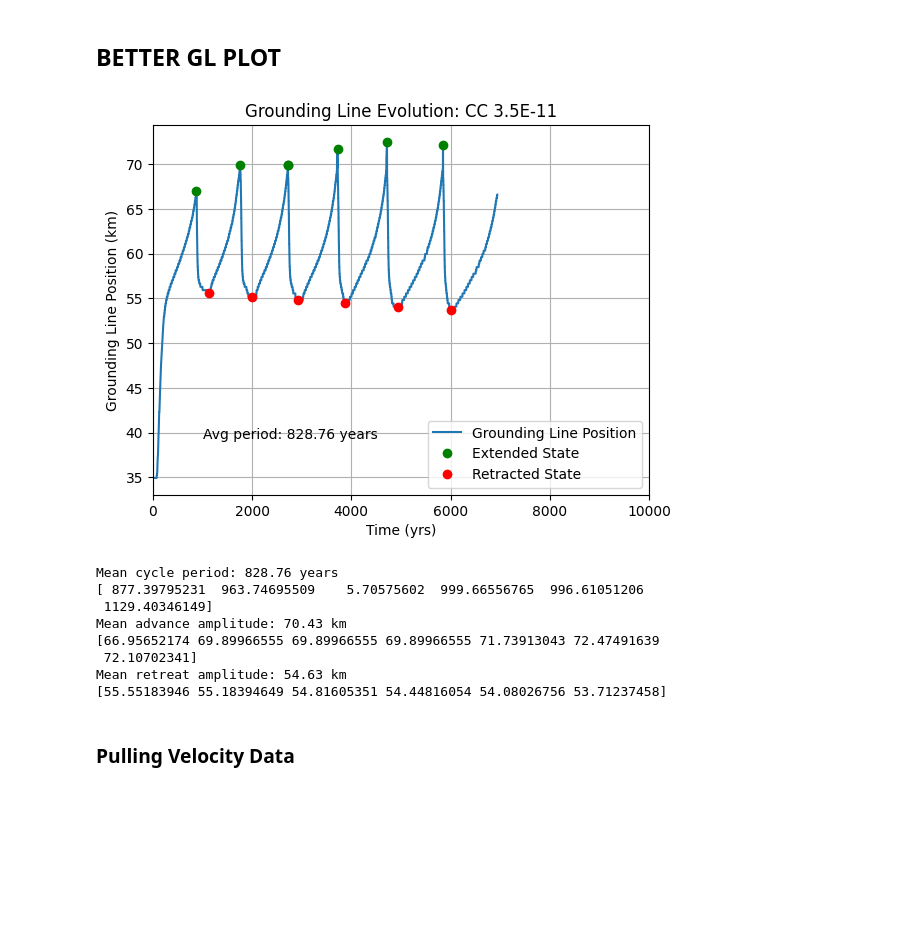
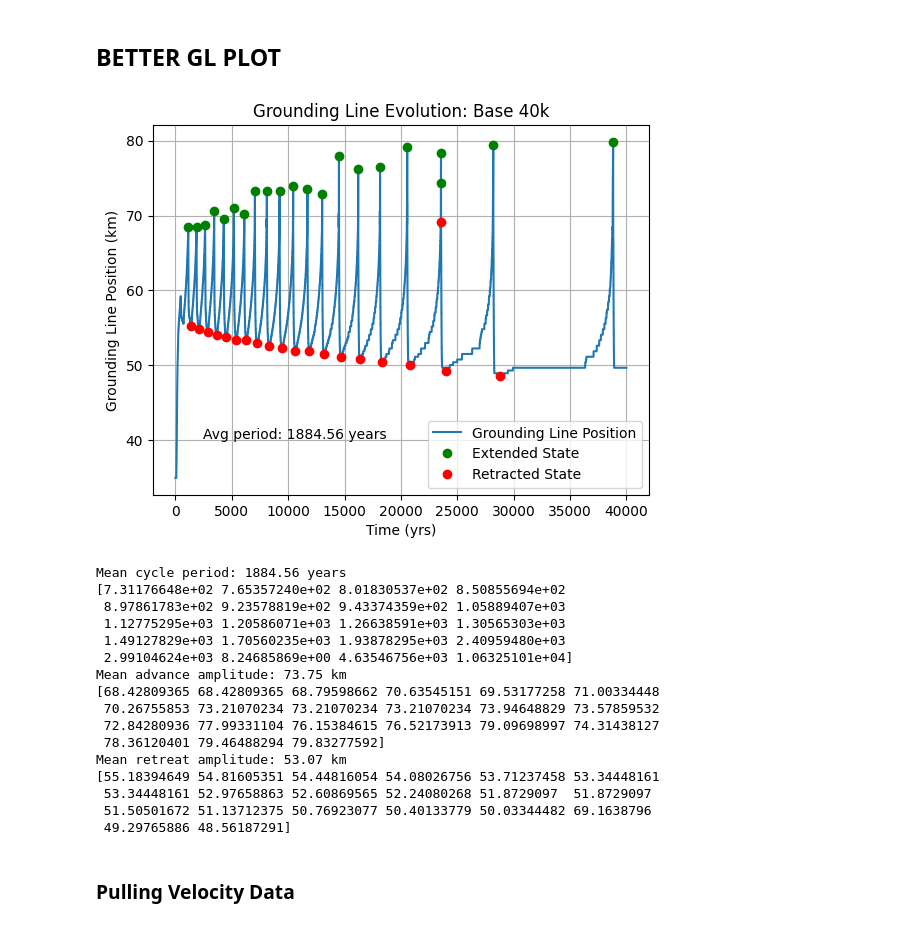
Before and after one commit to ktlix2ski/brinkmodeltest, a Jupyter notebook: Analysis/EasyQuickWorkbook.ipynb, the cells around one changed output. Saved outputs shown, nothing was run; the diff lists cells and outputs as text; code cells hidden in the pictures; blank space fills up the shorter version.

```diff
--- a/Analysis/EasyQuickWorkbook.ipynb
+++ b/Analysis/EasyQuickWorkbook.ipynb
@@ -23,9 +23,9 @@ def get_GL_index(gl_array):
 # %% [markdown]
 # INPUT: TEST VARIABLE + TEST VALUE + FILEPATH
 # %%
-variable = "CC"
-value = "3.5E-11"
-path = "/home/kayatroyer/Repositories/brinkmodeltest/Output/Variable_Dictionaries/DATA_Dictionary_2025_04_30__15_34_44.pkl.gz"
+variable = "Base"
+value = "40k"
+path = "/media/kayatroyer/KayaDrive/Thesis/OfficialExperimentRuns/20kTests/40K_Base_test/DATA_Dictionary_2025_04_23__15_33_25.pkl.gz"
 with gzip.open(path, 'rb') as f:
     DATA_dict = pickle.load(f)
 
@@ -119,43 +119,51 @@ for row in data_matrix:
 gl_positions = np.array(gl_positions)
 GL_km = mesh_index_to_km(gl_positions)
 
 peaks, _ = find_peaks(GL_km, prominence=5)
 troughs, _ = find_peaks(-GL_km, prominence=5)
 periods = np.diff(np.array(time)[peaks])
 adv_dists = GL_km[peaks]
 ret_dists = GL_km[troughs]
 
 
 plt.plot(time, GL_km, label='Grounding Line Position')
 plt.plot(np.array(time)[peaks], GL_km[peaks], 'go', label='Extended State')
 plt.plot(np.array(time)[troughs], GL_km[troughs], 'ro', label='Retracted State')
 plt.text(0.1, 0.15, f'Avg period: {np.mean(periods):.2f} years', transform=plt.gca().transAxes)
 plt.legend()
-plt.xlim(0,10000)
+# plt.xlim(0,10000)
 plt.xlabel(xaxis_GL_better)
 plt.ylabel(yaxis_GL_better)
 plt.title(title_GL_better )
 plt.grid()
 plt.show()
 
 print(f"Mean cycle period: {np.mean(periods):.2f} years")
 print(periods)
 
 print(f"Mean advance amplitude: {np.mean(adv_dists):.2f} km")
 print(adv_dists)
 
 print(f"Mean retreat amplitude: {np.mean(ret_dists):.2f} km")
 print(ret_dists)
 # %% [output]
-[figure, old version]
+[figure, new version]
-Mean cycle period: 828.76 years
-[ 877.39795231  963.74695509    5.70575602  999.66556765  996.61051206
- 1129.40346149]
-Mean advance amplitude: 70.43 km
-[66.95652174 69.89966555 69.89966555 69.89966555 71.73913043 72.47491639
- 72.10702341]
-Mean retreat amplitude: 54.63 km
-[55.55183946 55.18394649 54.81605351 54.44816054 54.08026756 53.71237458]
+Mean cycle period: 1884.56 years
+[7.31176648e+02 7.65357240e+02 8.01830537e+02 8.50855694e+02
+ 8.97861783e+02 9.23578819e+02 9.43374359e+02 1.05889407e+03
+ 1.12775295e+03 1.20586071e+03 1.26638591e+03 1.30565303e+03
+ 1.49127829e+03 1.70560235e+03 1.93878295e+03 2.40959480e+03
+ 2.99104624e+03 8.24685869e+00 4.63546756e+03 1.06325101e+04]
+Mean advance amplitude: 73.75 km
+[68.42809365 68.42809365 68.79598662 70.63545151 69.53177258 71.00334448
+ 70.26755853 73.21070234 73.21070234 73.21070234 73.94648829 73.57859532
+ 72.84280936 77.99331104 76.15384615 76.52173913 79.09698997 74.31438127
+ 78.36120401 79.46488294 79.83277592]
+Mean retreat amplitude: 53.07 km
+[55.18394649 54.81605351 54.44816054 54.08026756 53.71237458 53.34448161
+ 53.34448161 52.97658863 52.60869565 52.24080268 51.8729097  51.8729097
+ 51.50501672 51.13712375 50.76923077 50.40133779 50.03344482 69.1638796
+ 49.29765886 48.56187291]
 # %% [markdown]
 ### Pulling Velocity Data
 # %%
```
Also changed, not shown: parts of 13 cells of this notebook, 3 other files.
